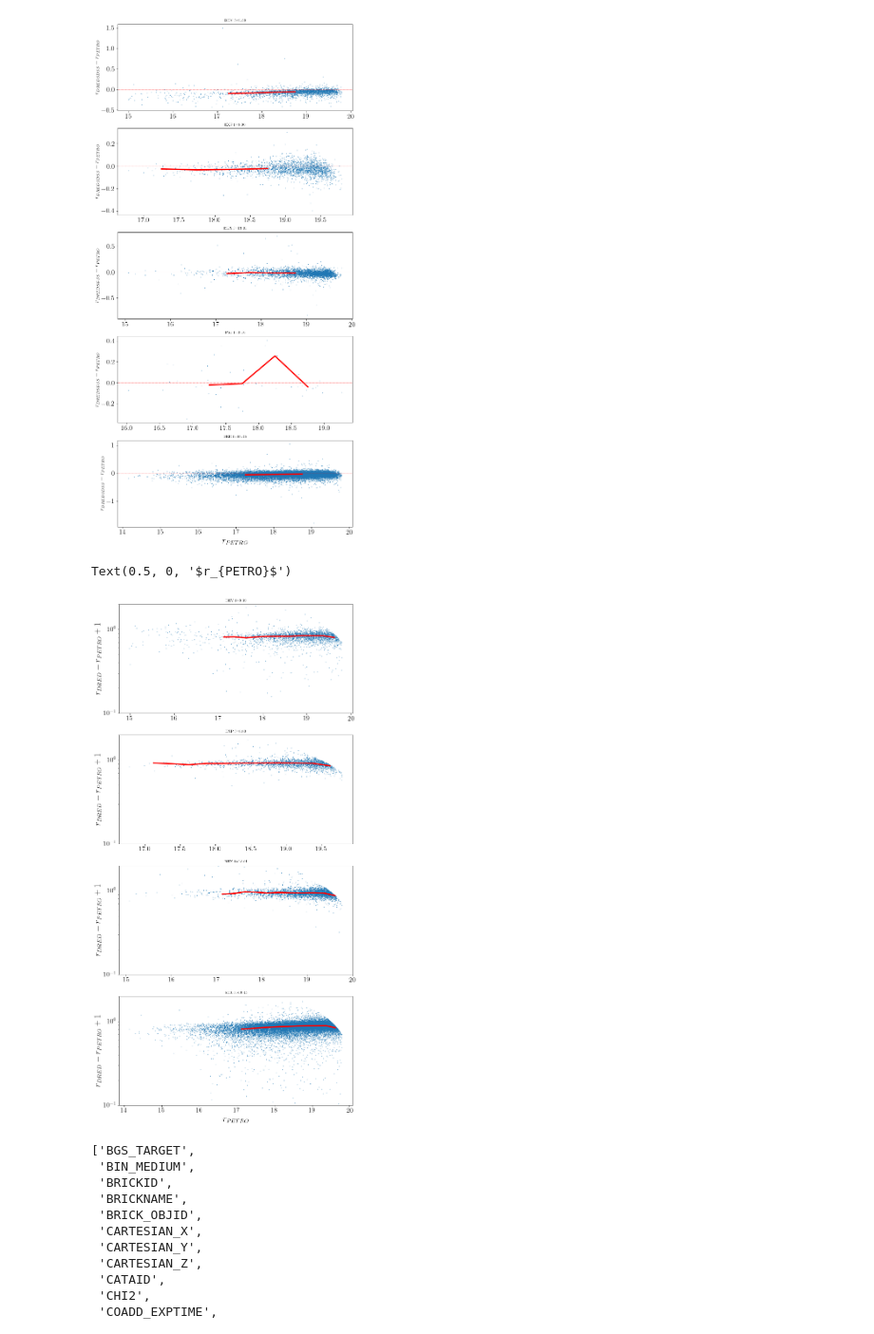
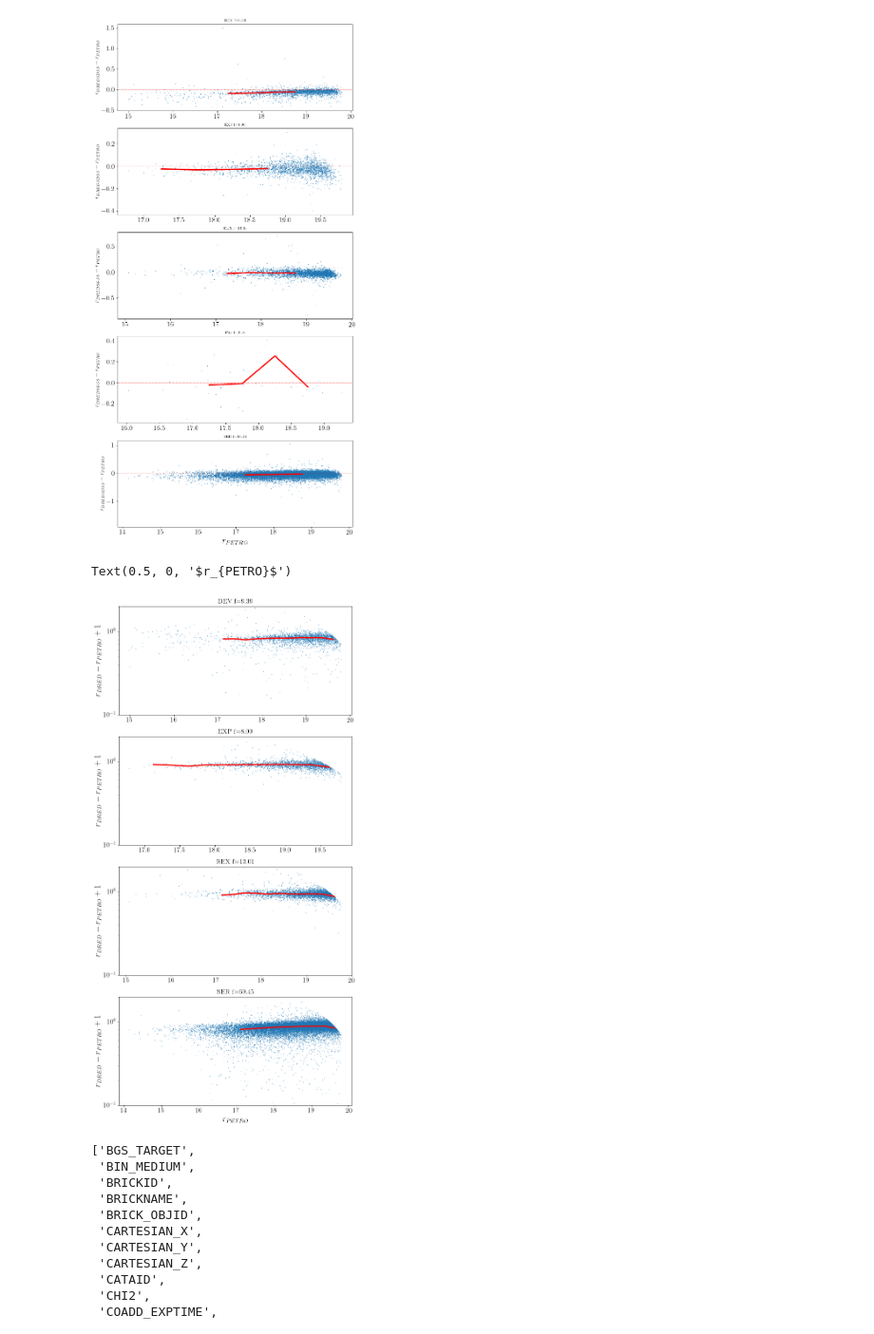
Before and after one commit to SgmAstro/DESI, a Jupyter notebook: docs/nb/sandbox/desigama_mags.ipynb, the cells around one changed output. Shown at 95% size. Cells and saved outputs as stored; diff of their text form; code cells hidden in the pictures.

```diff
--- a/docs/nb/sandbox/desigama_mags.ipynb
+++ b/docs/nb/sandbox/desigama_mags.ipynb
@@ -135,35 +135,35 @@ for label, ax in axes.items():
     morphtype = morphtypes[int(label)]
     dat_type = dat_gm[dat_gm['MORPHTYPE'] == morphtype]
 
     f_match = 100. * np.mean(dat_gm['MORPHTYPE'] == morphtype)
 
     # calculate median offset by bin
     bins = np.arange(17.0, 19.76, 0.25)
     centres = (bins[:-1] + bins[1:]) / 2
 
     digitise = np.digitize(dat_type['R_PETRO'], bins=bins)
     bin_median = []
 
     for idx in np.unique(digitise):
 
         bin_petro = dat_type['R_PETRO'][digitise==idx]
         bin_dred = dat_type['RMAG_DRED'][digitise==idx]
 
         bin_median.append(np.median(bin_dred - bin_petro)+1)
 
     #ax.text(0.05, 0.05, 'f = {:.2f}'.format(f_match))
     ax.set_ylabel(r'$r_{DRED} - r_{PETRO} + 1$')
-    ax.set_title(morphtype + ' f={:.2f}'.format(f_match), fontsize=9)
+    ax.set_title(morphtype + ' f={:.2f}'.format(f_match), fontsize=16)
     ax.axhline(0, ls='--', color='r', linewidth=0.5)
     ax.scatter(dat_type['R_PETRO'], dat_type['RMAG_DRED'] - dat_type['R_PETRO']+1, s=0.25)
 
     ax.plot(centres, bin_median[1:-1], color='r')
     ax.set_yscale('log')
     ax.set_ylim(0.1, 2)
 ax.set_xlabel(r'$r_{PETRO}$')
 # %% [output]
 Text(0.5, 0, '$r_{PETRO}$')
-[figure, old version]
+[figure, new version]
 # %%
 sorted(dat.dtype.names)
 # %% [output]
```
